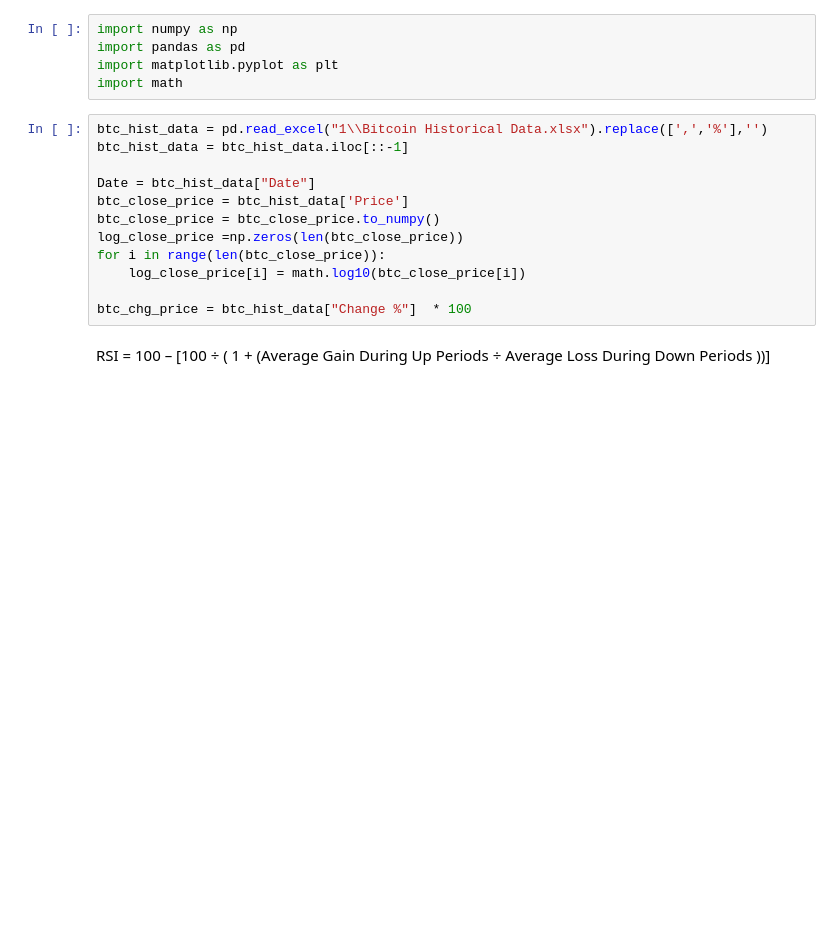
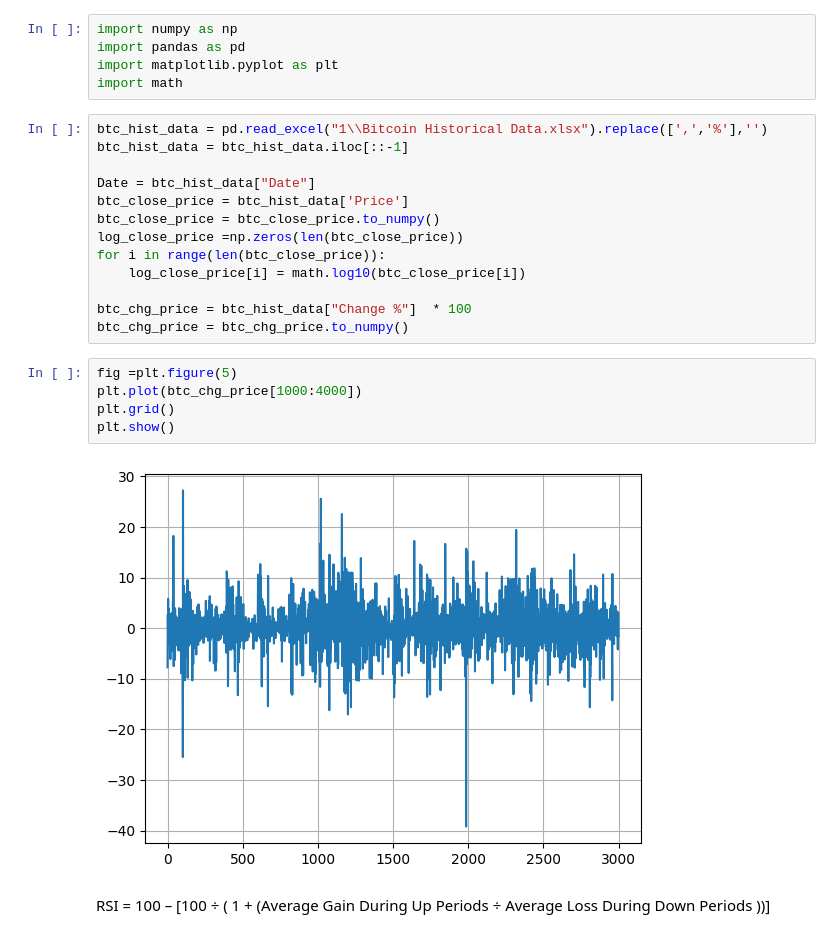
Before and after one commit to aliktv71/Data-analysis, a Jupyter notebook: rsi.ipynb, the cells around one changed output. Cells and saved outputs as stored; diff of their text form; blank space fills up the shorter version.

```diff
--- a/rsi.ipynb
+++ b/rsi.ipynb
@@ -15,6 +15,14 @@ for i in range(len(btc_close_price)):
     log_close_price[i] = math.log10(btc_close_price[i])
 
 btc_chg_price = btc_hist_data["Change %"]  * 100
+btc_chg_price = btc_chg_price.to_numpy()
+# %%
+fig =plt.figure(5)
+plt.plot(btc_chg_price[1000:4000])
+plt.grid()
+plt.show()
+# %% [output]
+[figure, added]
 # %% [markdown]
  RSI = 100 – [100 ÷ ( 1 + (Average Gain During Up Periods ÷ Average Loss During Down Periods ))]
 # %%
```
Also changed, not shown: parts of 3 cells of this notebook.
